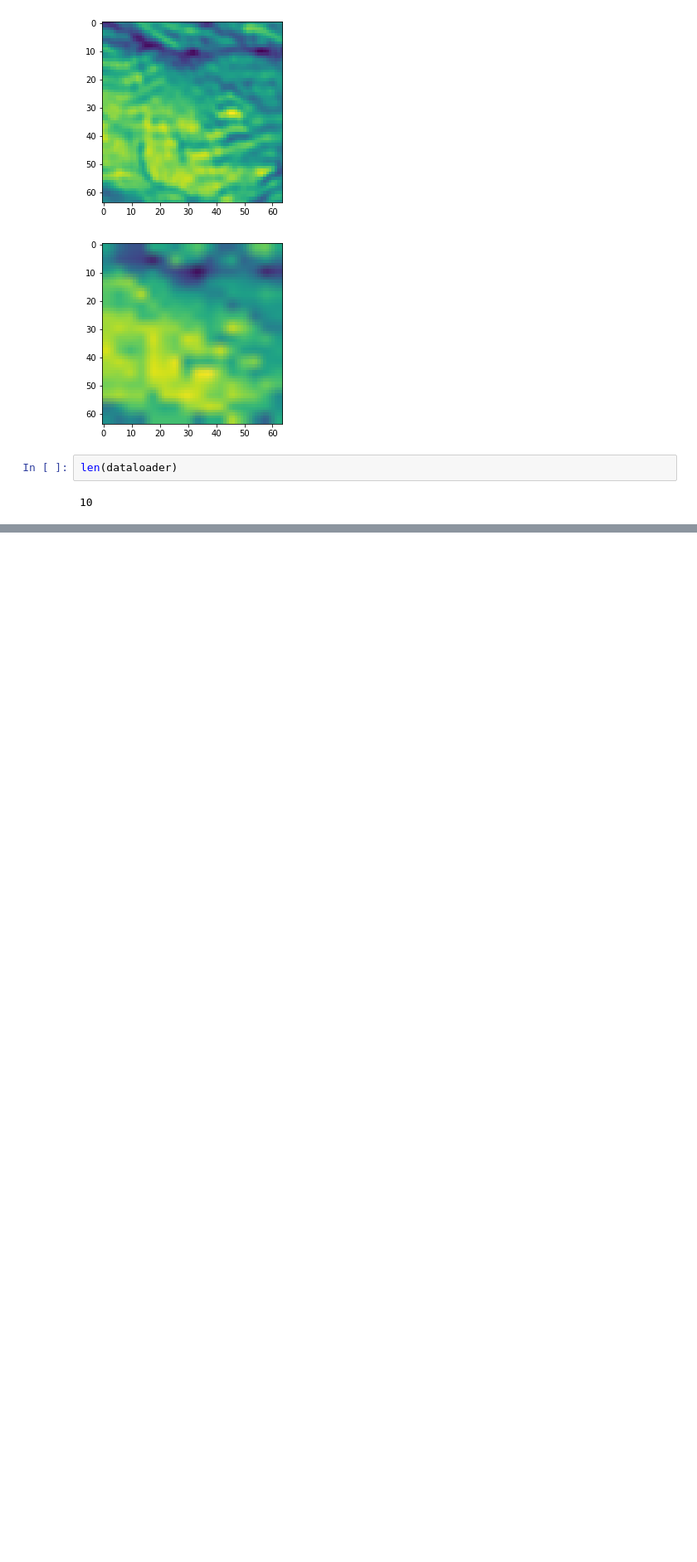
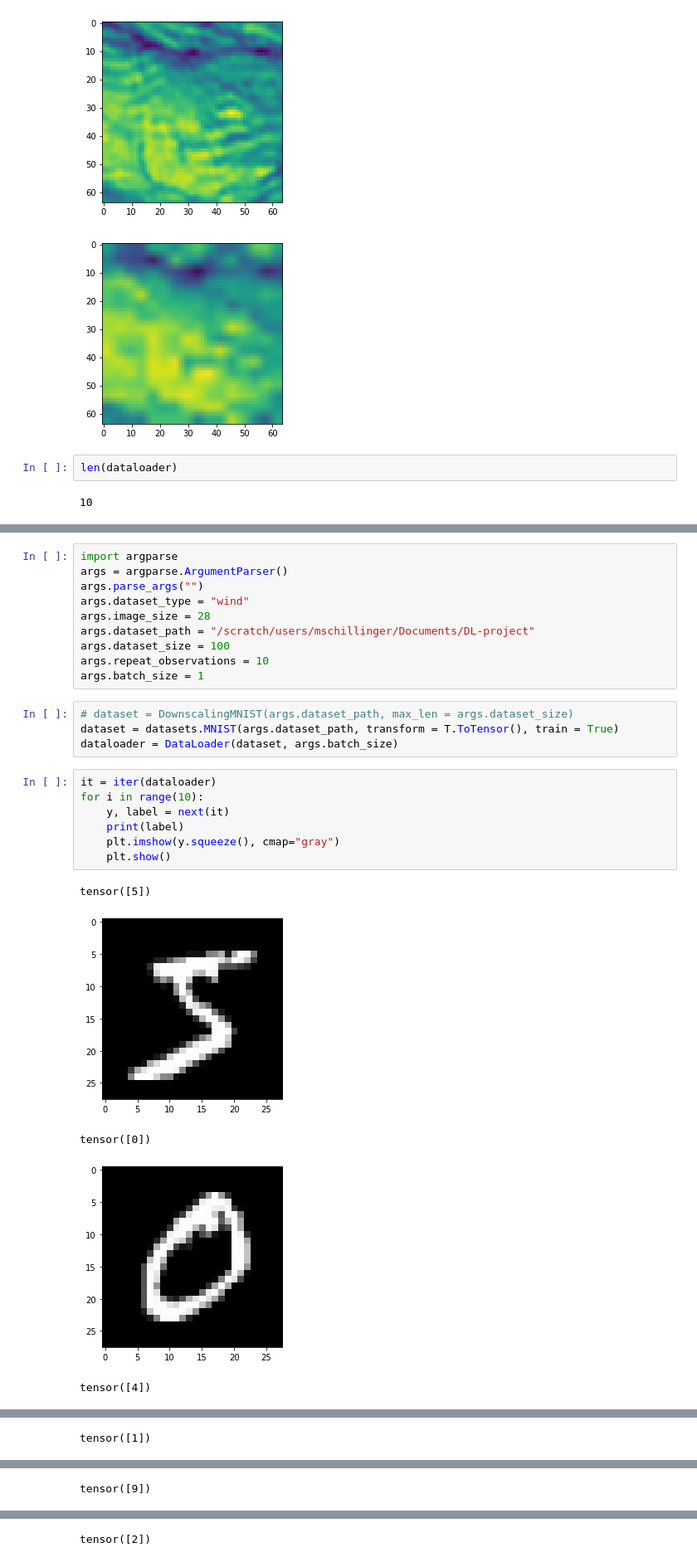
Before and after one commit to m-schillinger/DDPM-dome272, a Jupyter notebook: tests.ipynb, the cells around one changed output, grey strips where cells are left out. Shown at 83% size. Saved outputs shown, nothing was run; the diff lists cells and outputs as text; blank space fills up the shorter version.

Commit message:
started MNIST experiments

```diff
--- a/tests.ipynb
+++ b/tests.ipynb
@@ -116,0 +133,27 @@ len(dataloader)
+# %%
+import argparse
+args = argparse.ArgumentParser()
+args.parse_args("")
+args.dataset_type = "wind"
+args.image_size = 28
+args.dataset_path = "/scratch/users/mschillinger/Documents/DL-project"
+args.dataset_size = 100
+args.repeat_observations = 10
+args.batch_size = 1
+# %%
+# dataset = DownscalingMNIST(args.dataset_path, max_len = args.dataset_size)
+dataset = datasets.MNIST(args.dataset_path, transform = T.ToTensor(), train = True)
+dataloader = DataLoader(dataset, args.batch_size)
+# %%
+it = iter(dataloader)
+for i in range(10):
+    y, label = next(it)
+    print(label)
+    plt.imshow(y.squeeze(), cmap="gray")
+    plt.show()
+# %% [output]
+tensor([5])
+[figure, added]
+tensor([0])
+[figure, added]
+tensor([4])
@@ -116,0 +161 @@ len(dataloader)
+tensor([1])
@@ -116,0 +163 @@ len(dataloader)
+tensor([9])
@@ -116,0 +165 @@ len(dataloader)
+tensor([2])
```
Also changed, not shown: parts of 15 cells of this notebook, 4 other files.
